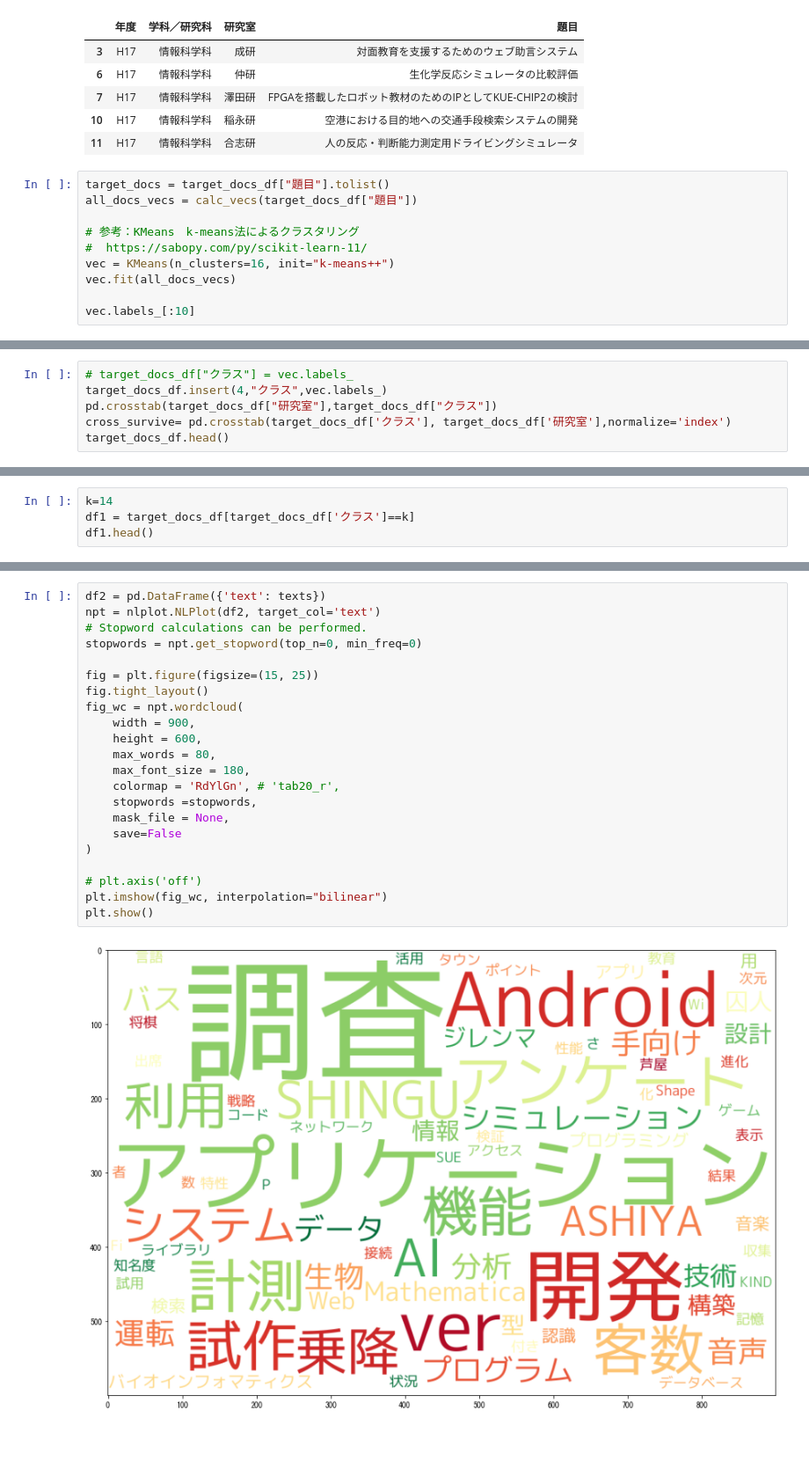
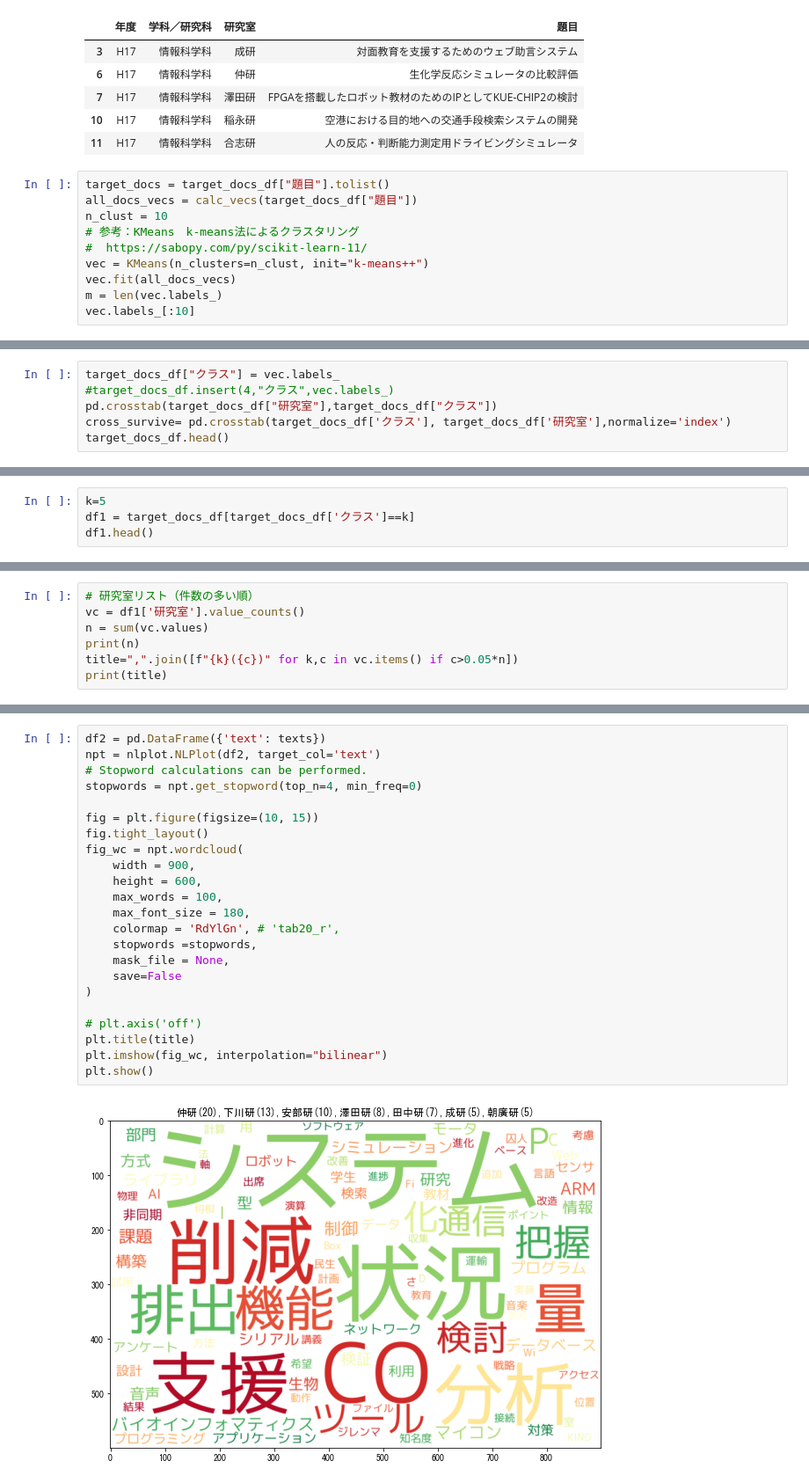
Before and after one commit to kuhaha/text_clustering, a Jupyter notebook: text_clustering2.ipynb, the cells around one changed output, grey strips where cells are left out. Shown at 88% size. Drawn from its saved outputs; the diff is of its cells as text; blank space fills up the shorter version.

```diff
--- a/text_clustering2.ipynb
+++ b/text_clustering2.ipynb
@@ -51,11 +50,11 @@ target_docs_df.head()
 # %%
 target_docs = target_docs_df["題目"].tolist()
 all_docs_vecs = calc_vecs(target_docs_df["題目"])
-
+n_clust = 10
 # 参考：KMeans　k-means法によるクラスタリング
 #  https://sabopy.com/py/scikit-learn-11/
-vec = KMeans(n_clusters=16, init="k-means++")
+vec = KMeans(n_clusters=n_clust, init="k-means++")
 vec.fit(all_docs_vecs)
-
+m = len(vec.labels_)
 vec.labels_[:10]
 # %% [output]
@@ -63,6 +62,6 @@ array([1, 3, 9, 3, 7, 3, 5, 3, 3, 2])
 # %%
-# target_docs_df["クラス"] = vec.labels_
-target_docs_df.insert(4,"クラス",vec.labels_)
+target_docs_df["クラス"] = vec.labels_
+#target_docs_df.insert(4,"クラス",vec.labels_)
 pd.crosstab(target_docs_df["研究室"],target_docs_df["クラス"])
 cross_survive= pd.crosstab(target_docs_df['クラス'], target_docs_df['研究室'],normalize='index')
 target_docs_df.head()
@@ -91,5 +98,5 @@ plt.legend( loc='center left', bbox_to_anchor=(1., .5))
 # %%
-k=14
+k=5
 df1 = target_docs_df[target_docs_df['クラス']==k]
 df1.head()
 # %% [output]
@@ -101,0 +109,7 @@ df1.head()
+# %%
+# 研究室リスト（件数の多い順）
+vc = df1['研究室'].value_counts()
+n = sum(vc.values)
+print(n)
+title=",".join([f"{k}({c})" for k,c in vc.items() if c>0.05*n])
+print(title)
@@ -114,24 +130,25 @@ texts[:5]
 # %%
 df2 = pd.DataFrame({'text': texts})
 npt = nlplot.NLPlot(df2, target_col='text')
 # Stopword calculations can be performed.
-stopwords = npt.get_stopword(top_n=0, min_freq=0)
+stopwords = npt.get_stopword(top_n=4, min_freq=0)
 
-fig = plt.figure(figsize=(15, 25))
+fig = plt.figure(figsize=(10, 15))
 fig.tight_layout()
 fig_wc = npt.wordcloud(
     width = 900,
     height = 600,
-    max_words = 80,
+    max_words = 100,
     max_font_size = 180,
     colormap = 'RdYlGn', # 'tab20_r',
     stopwords =stopwords,
     mask_file = None,
     save=False
 )
 
 # plt.axis('off')
+plt.title(title)
 plt.imshow(fig_wc, interpolation="bilinear")
 plt.show()
 # %% [output]
-[figure, old version]
+[figure, new version]
```
Also changed, not shown: parts of 9 cells of this notebook.
